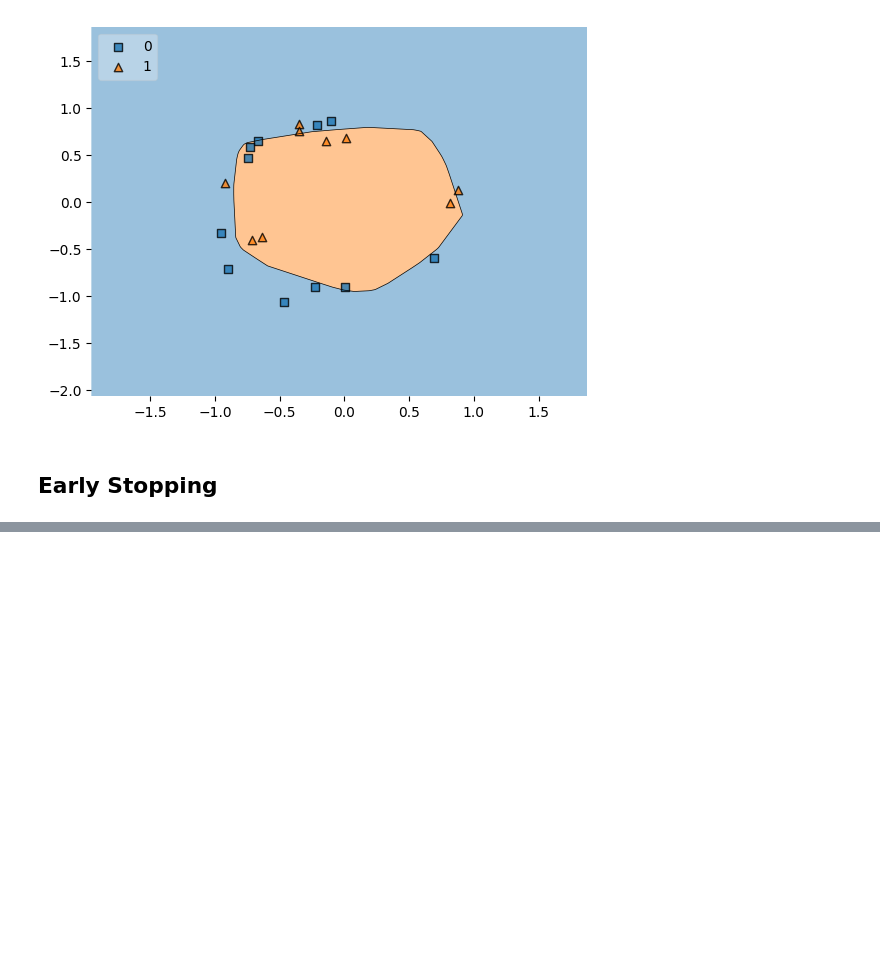
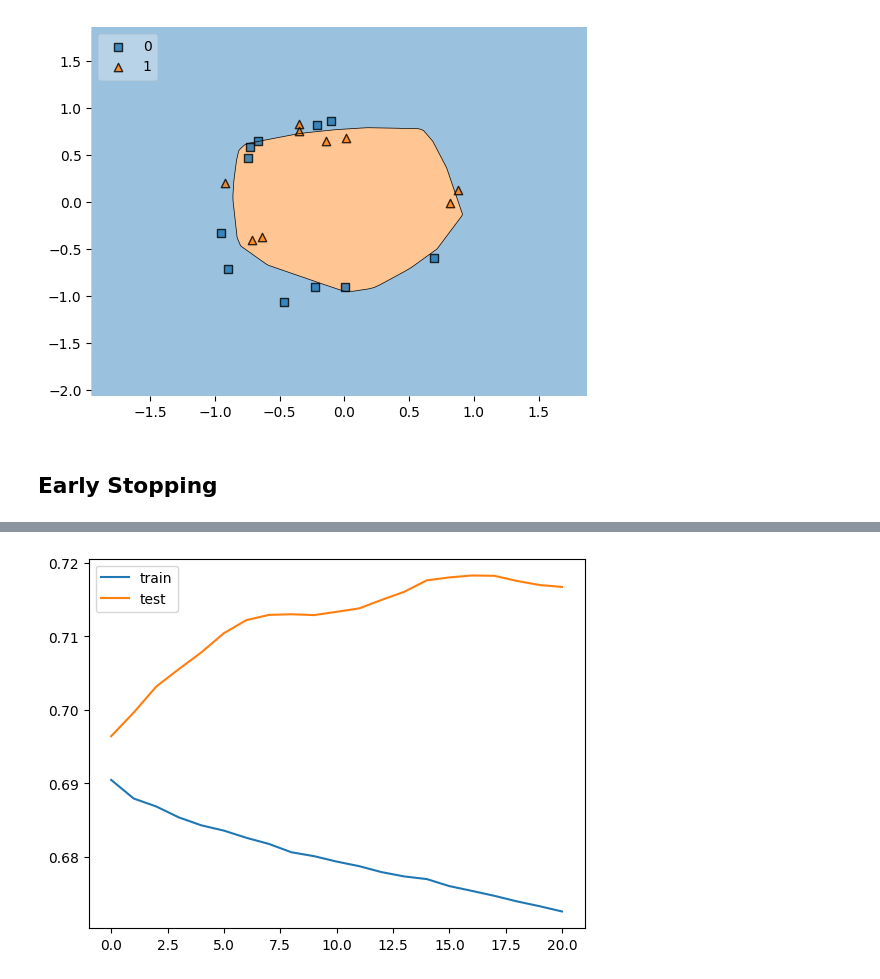
Before and after one commit to SwaroopDangal/DL-learn, a Jupyter notebook: 7.EarlyStopping/early-stopping.ipynb, the cells around one changed output, grey strips where cells are left out. Cells and saved outputs as stored; diff of their text form; code cells hidden in the pictures; blank space fills up the shorter version.

Commit message:
plot decision and loss plot

```diff
--- a/7.EarlyStopping/early-stopping.ipynb
+++ b/7.EarlyStopping/early-stopping.ipynb
@@ -92 +92,8 @@ Epoch 21/1000
 Epoch 21: early stopping
+# %%
+plt.plot(history.history['loss'], label='train')
+plt.plot(history.history['val_loss'], label='test')
+plt.legend()
+plt.show()
+# %% [output]
+[figure, added]
```
Also changed, not shown: parts of 3 cells of this notebook.
